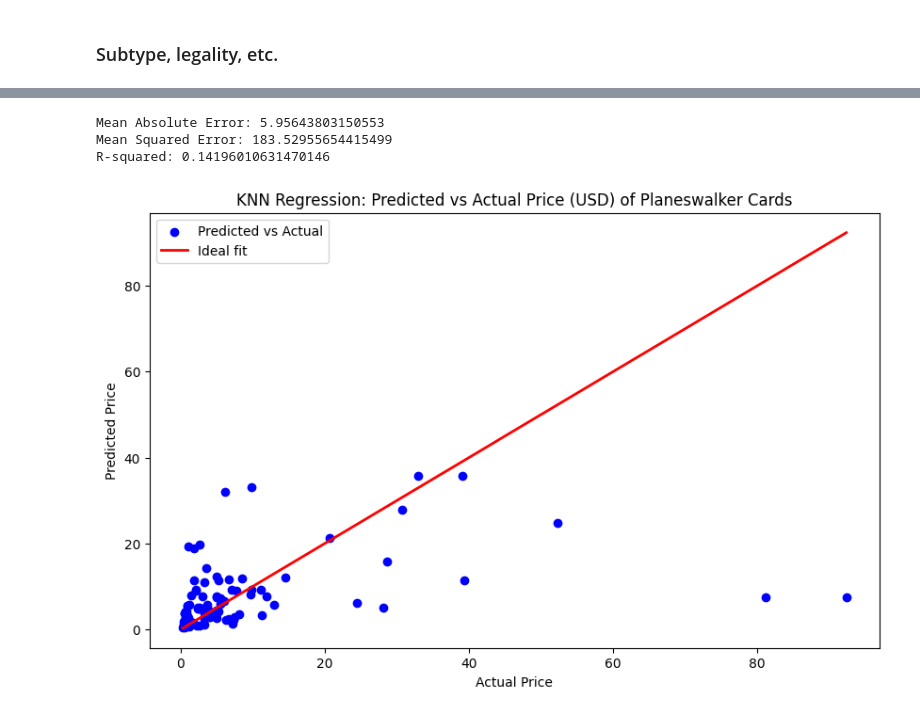
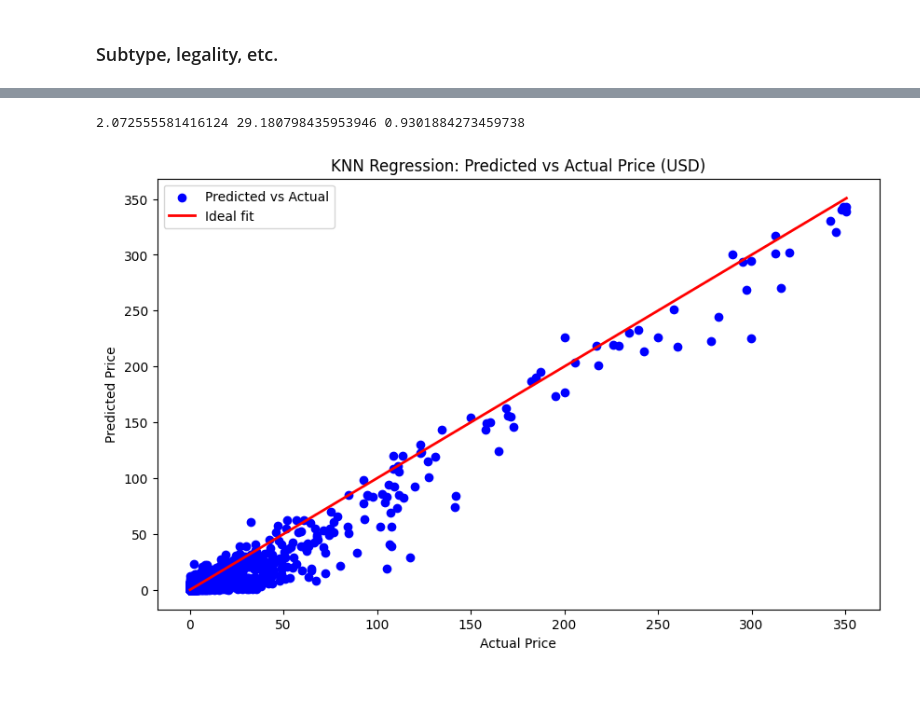
Before and after one commit to janelmjackson/understanding-mtg-card-value-through-ml, a Jupyter notebook: mtgjson_knn_reg.ipynb, the cells around one changed output, grey strips where cells are left out. Saved outputs shown, nothing was run; the diff lists cells and outputs as text; code cells hidden in the pictures; blank space fills up the shorter version.

```diff
--- a/mtgjson_knn_reg.ipynb
+++ b/mtgjson_knn_reg.ipynb
@@ -491,6 +542,7 @@ X_creat = no_var_pow_tough_all_edhrec[
         'edhrecRank',
         'edhrecSaltiness',
         'manaValue',
+        'isReprint',
         'isHuman',
         'isElemental',
         'isDragon',
@@ -509,6 +561,7 @@ X_creat = no_var_pow_tough_all_edhrec[
         'isShaman',
         'isDruid',
         'isFlying',
+        'isEldrazi',
         'c_Colorless',
         'c_B',
         'c_G',
@@ -516,7 +569,7 @@ X_creat = no_var_pow_tough_all_edhrec[
         'c_U',
         'a_arena',
         'a_mtgo',
-        #'f_etched',
+        'f_etched',
         'f_foil'
         # 'text' # remove later
         ]]
@@ -531,10 +584,3 @@ X_train_pw, X_test_pw, y_train_pw, y_test_pw = train_test_split(X_pw, y_pw, test
 # %%
 #X_train = X_train.drop(columns=['text'])
 #X_test = X_test.drop(columns=['text'])
-# %%
-scaler = StandardScaler()
-X_train_creat = scaler.fit_transform(X_train_creat)
-X_test_creat = scaler.transform(X_test_creat)
-# %%
-knn_regressor = KNeighborsRegressor(n_neighbors=5)
-knn_regressor.fit(X_train_creat, y_train_creat)
@@ -600,32 +587,32 @@ plt.show()
-# %%
-scaler = StandardScaler()
-X_train_pw = scaler.fit_transform(X_train_pw)
-X_test_pw = scaler.transform(X_test_pw)
-
-knn_regressor = KNeighborsRegressor(n_neighbors=3)
-knn_regressor.fit(X_train_pw, y_train_pw)
-
-y_pred_pw = knn_regressor.predict(X_test_pw)
-
-pw_mae = mean_absolute_error(y_test_pw, y_pred_pw)
-pw_mse = mean_squared_error(y_test_pw, y_pred_pw)
-pw_r2 = r2_score(y_test_pw, y_pred_pw)
-
-print(f'Mean Absolute Error: {pw_mae}')
-print(f'Mean Squared Error: {pw_mse}')
-print(f'R-squared: {pw_r2}')
-# %% [output]
-Mean Absolute Error: 5.95643803150553
-Mean Squared Error: 183.52955654415499
-R-squared: 0.14196010631470146
-# %%
-plt.figure(figsize=(10, 6))
-plt.scatter(y_test_pw, y_pred_pw, color='blue', label='Predicted vs Actual')
-plt.plot([min(y_test_pw), max(y_test_pw)], [min(y_test_pw), max(y_test_pw)], color='red', linewidth=2, label='Ideal fit')
-plt.title('KNN Regression: Predicted vs Actual Price (USD) of Planeswalker Cards')
-plt.xlabel('Actual Price')
-plt.ylabel('Predicted Price')
-plt.legend()
-plt.show()
-# %% [output]
-[figure, removed]
+# %%
+def knnReg(Xtrain, Xtest, ytrain, ytest):
+    scaler = StandardScaler()
+    Xtrain = scaler.fit_transform(Xtrain)
+    Xtest = scaler.transform(Xtest)
+
+    knn_regressor = KNeighborsRegressor(n_neighbors=5)
+    knn_regressor.fit(Xtrain, ytrain)
+
+    y_pred = knn_regressor.predict(Xtest)
+
+    mae = mean_absolute_error(ytest, y_pred)
+    mse = mean_squared_error(ytest, y_pred)
+    r2 = r2_score(ytest, y_pred)
+
+    print(mae, mse, r2)
+
+    plt.figure(figsize=(10, 6))
+    plt.scatter(ytest, y_pred, color='blue', label='Predicted vs Actual')
+    plt.plot([min(ytest), max(ytest)], [min(ytest), max(ytest)], color='red', linewidth=2, label='Ideal fit')
+    plt.title('KNN Regression: Predicted vs Actual Price (USD)')
+    plt.xlabel('Actual Price')
+    plt.ylabel('Predicted Price')
+    plt.legend()
+    plt.show()
+
+    return mae, mse, r2
+# %%
+creat_mae, creat_mse, creat_r2 = knnReg(X_train_creat, X_test_creat, y_train_creat, y_test_creat)
+# %% [output]
+2.072555581416124 29.180798435953946 0.9301884273459738
+[figure, added]
```
Also changed, not shown: parts of 36 cells of this notebook, 2 other files.
